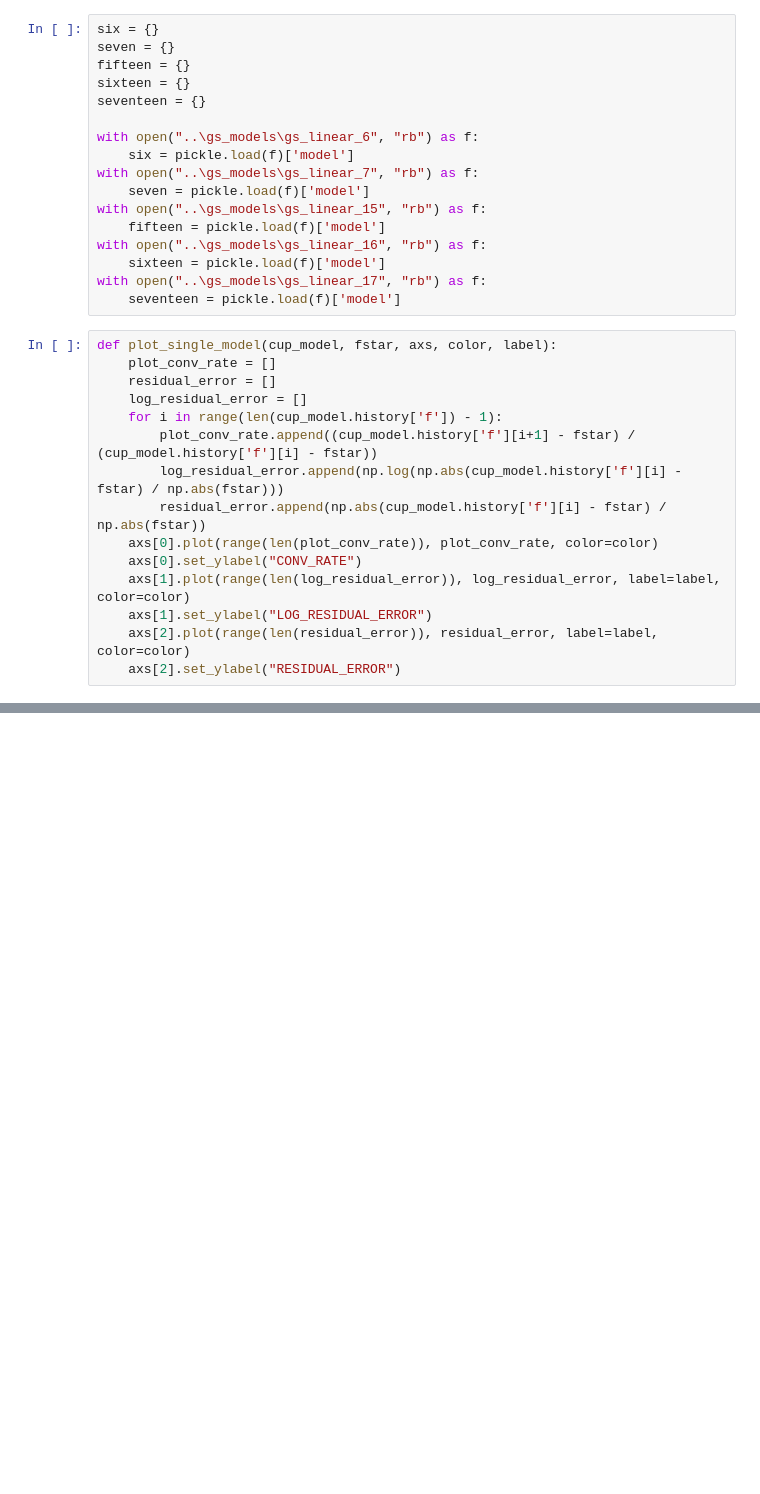
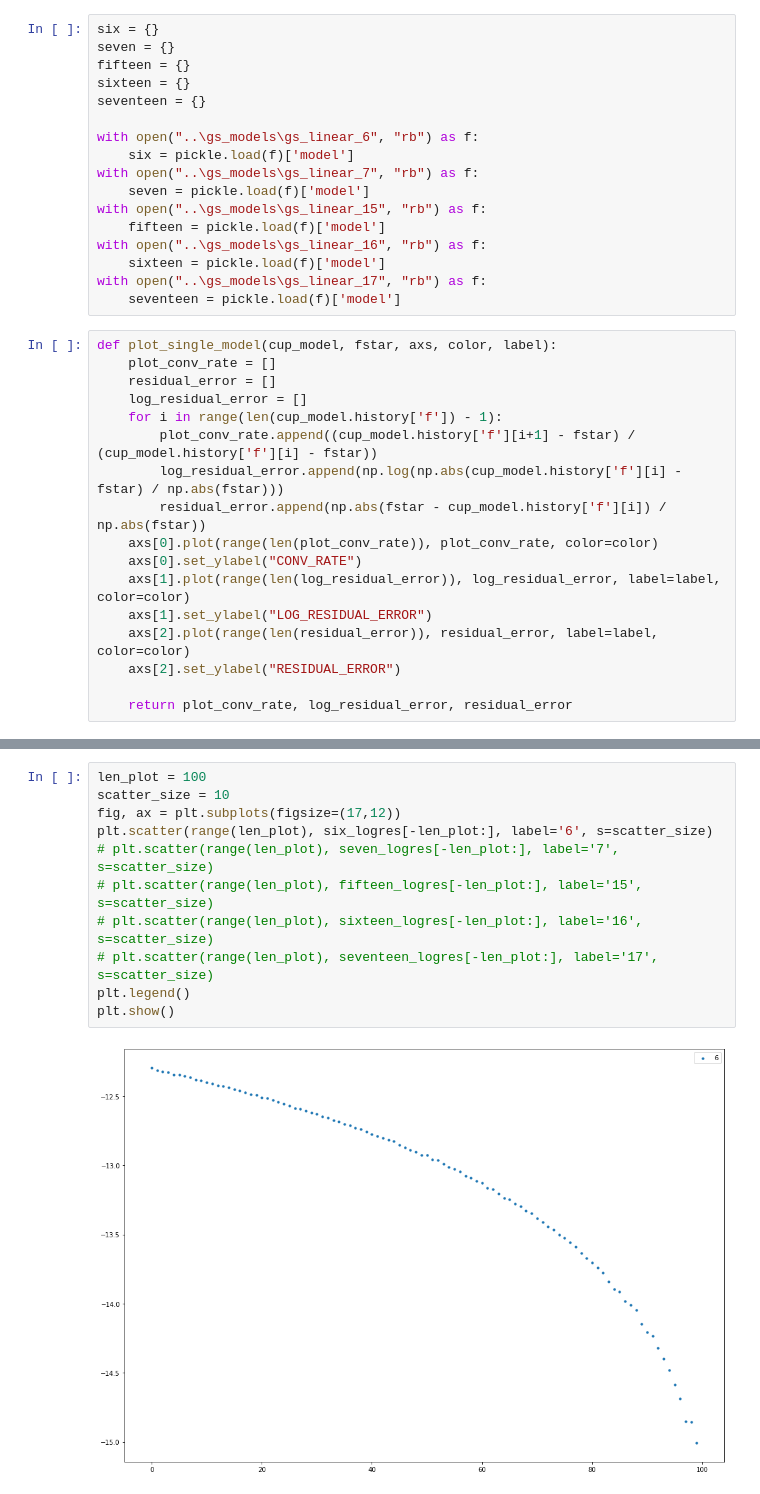
Before and after one commit to EliaPiccoli/ML-CM-Project, a Jupyter notebook: cm_scripts/jan_2022_trial/gs_top5_res_err.ipynb, the cells around one changed output, grey strips where cells are left out. Cells and saved outputs as stored; diff of their text form; blank space fills up the shorter version.

```diff
--- a/cm_scripts/jan_2022_trial/gs_top5_res_err.ipynb
+++ b/cm_scripts/jan_2022_trial/gs_top5_res_err.ipynb
@@ -36,11 +36,13 @@ def plot_single_model(cup_model, fstar, axs, color, label):
     for i in range(len(cup_model.history['f']) - 1):
         plot_conv_rate.append((cup_model.history['f'][i+1] - fstar) / (cup_model.history['f'][i] - fstar))
         log_residual_error.append(np.log(np.abs(cup_model.history['f'][i] - fstar) / np.abs(fstar)))
-        residual_error.append(np.abs(cup_model.history['f'][i] - fstar) / np.abs(fstar))
+        residual_error.append(np.abs(fstar - cup_model.history['f'][i]) / np.abs(fstar))
     axs[0].plot(range(len(plot_conv_rate)), plot_conv_rate, color=color)
     axs[0].set_ylabel("CONV_RATE")
     axs[1].plot(range(len(log_residual_error)), log_residual_error, label=label, color=color)
     axs[1].set_ylabel("LOG_RESIDUAL_ERROR")
     axs[2].plot(range(len(residual_error)), residual_error, label=label, color=color)
     axs[2].set_ylabel("RESIDUAL_ERROR")
+
+    return plot_conv_rate, log_residual_error, residual_error
 # %%
@@ -71,0 +74,13 @@ plt.show()
+# %%
+len_plot = 100
+scatter_size = 10
+fig, ax = plt.subplots(figsize=(17,12))
+plt.scatter(range(len_plot), six_logres[-len_plot:], label='6', s=scatter_size)
+# plt.scatter(range(len_plot), seven_logres[-len_plot:], label='7', s=scatter_size)
+# plt.scatter(range(len_plot), fifteen_logres[-len_plot:], label='15', s=scatter_size)
+# plt.scatter(range(len_plot), sixteen_logres[-len_plot:], label='16', s=scatter_size)
+# plt.scatter(range(len_plot), seventeen_logres[-len_plot:], label='17', s=scatter_size)
+plt.legend()
+plt.show()
+# %% [output]
+[figure, added]
```
Also changed, not shown: parts of 3 cells of this notebook.
